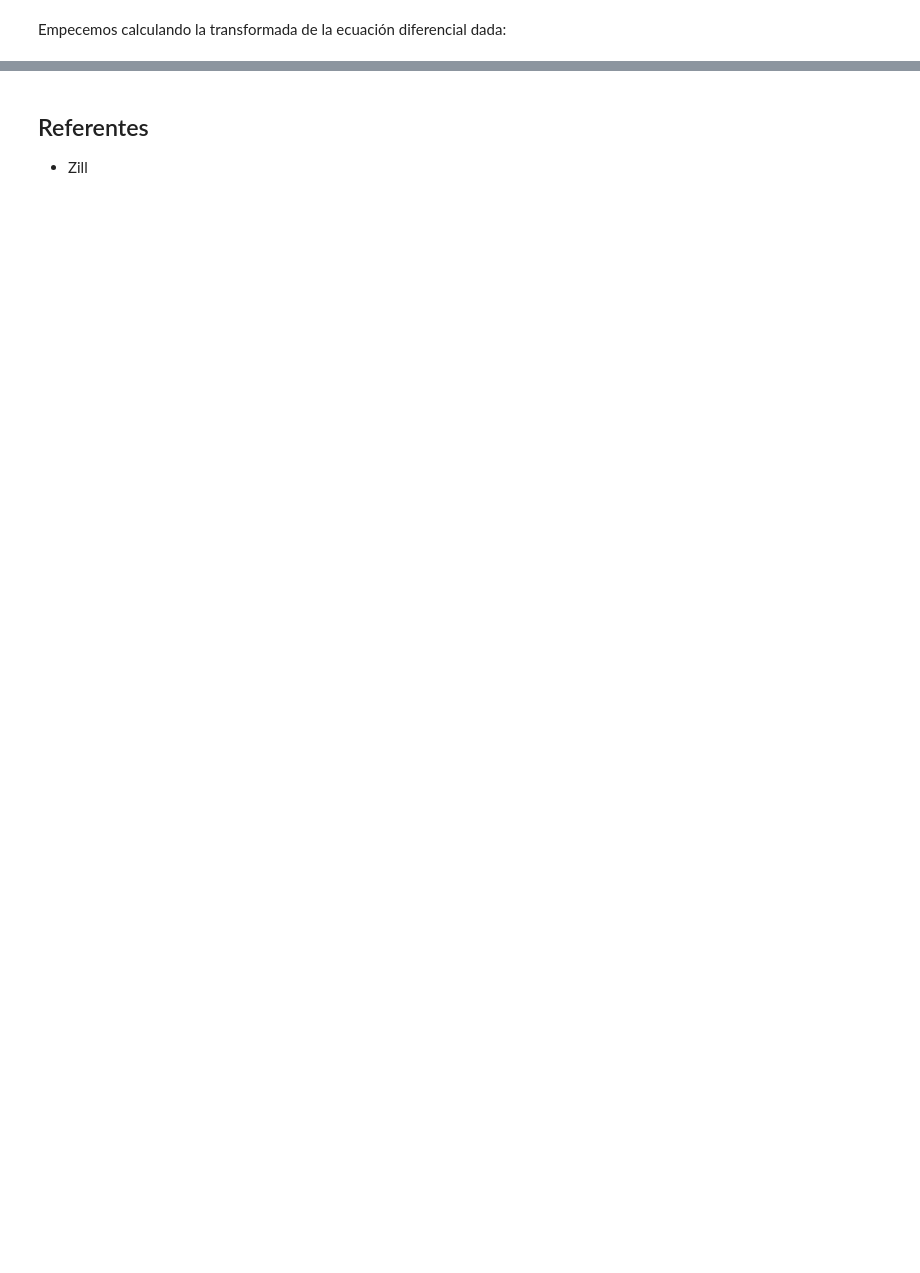
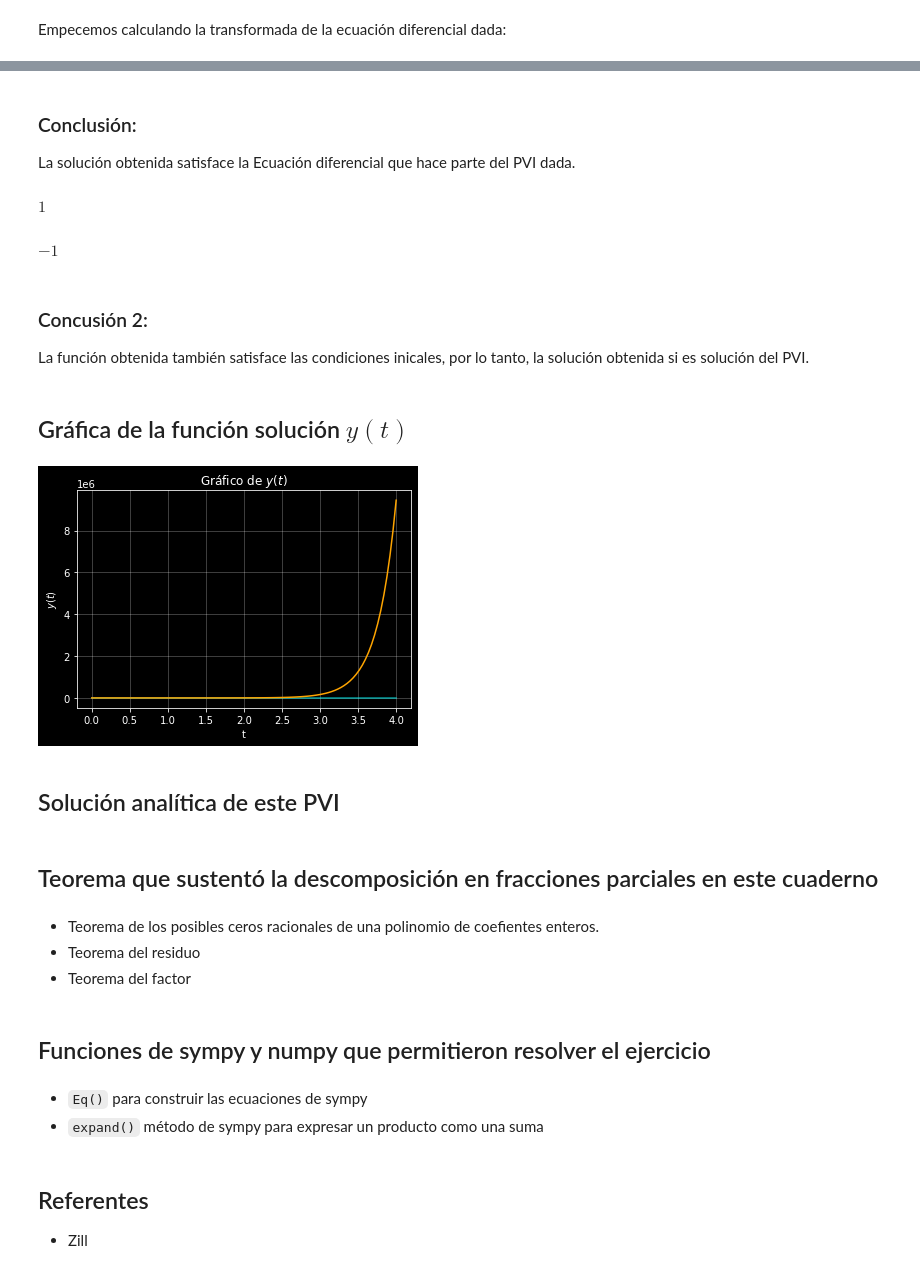
Before and after one commit to marco-canas/edo, a Jupyter notebook: banco_ejemplos/4_laplace/3_pvi_orden_2_laplace.ipynb, the cells around one changed output, grey strips where cells are left out. Saved outputs shown, nothing was run; the diff lists cells and outputs as text; code cells hidden in the pictures; blank space fills up the shorter version.

Commit message:
complete solución con sympy, verificación con sympy y graficación con matplotlib de un PVI de segundo orden lineal de coeficientes constantes no homogéneo

```diff
--- a/banco_ejemplos/4_laplace/3_pvi_orden_2_laplace.ipynb
+++ b/banco_ejemplos/4_laplace/3_pvi_orden_2_laplace.ipynb
@@ -100,7 +123,63 @@ eq.rhs
+# %% [markdown]
+### Conclusión:
+
+La solución obtenida satisface la Ecuación diferencial que hace parte del PVI dada.
 # %%
-y.subs({t:0})
+y_.subs({t:0})
+# %% [output]
+$\displaystyle 1$
 # %%
-diff(y,t).subs({t:0})
+diff(y_,t).subs({t:0})
+# %% [output]
+$\displaystyle -1$
+# %% [markdown]
+### Concusión 2:
+
+La función obtenida también satisface las condiciones inicales, por lo tanto, la solución obtenida si es solución del PVI.
+# %% [markdown]
+## Gráfica de la función solución $y(t)$
+# %%
+import numpy as np
+import matplotlib.pyplot as plt
+
+plt.style.use('dark_background')
+
+t = np.linspace(0,4,100)
+
+fig = plt.figure()
+ax = fig.add_subplot()
+
+y = (11*np.exp(5*t) - 20*np.exp(4*t) + 25*np.exp(t) - 6)*np.exp(-t)/10
+
+ax.plot([0,4],[0,0], color = 'cyan', alpha = 0.6)   # eje horizontal
+
+ax.plot(t, y, color = 'orange')         # gráfico de función solución del PVI
+
+
+
+ax.set(title = r'Gráfico de $y(t)$', xlabel = 't', ylabel = r'$y(t)$')
+
+
+ax.grid(True, alpha = 0.3)
+
+plt.savefig('3_pvi_2.jpg')
+
+plt.show()
+# %% [output]
+[figure, added]
+# %% [markdown]
+## Solución analítica de este PVI
+# %% [markdown]
+## Teorema que sustentó la descomposición en fracciones parciales en este cuaderno
+# %% [markdown]
+* Teorema de los posibles ceros racionales de una polinomio de coefientes enteros.
+* Teorema del residuo
+* Teorema del factor
+# %% [markdown]
+## Funciones de sympy y numpy que permitieron resolver el ejercicio
+# %% [markdown]
+* `Eq()` para construir las ecuaciones de sympy
+* `expand()` método de sympy para expresar un producto como una suma
 # %% [markdown]
 ## Referentes
 
```
Also changed, not shown: parts of 26 cells of this notebook, 1 other file.
